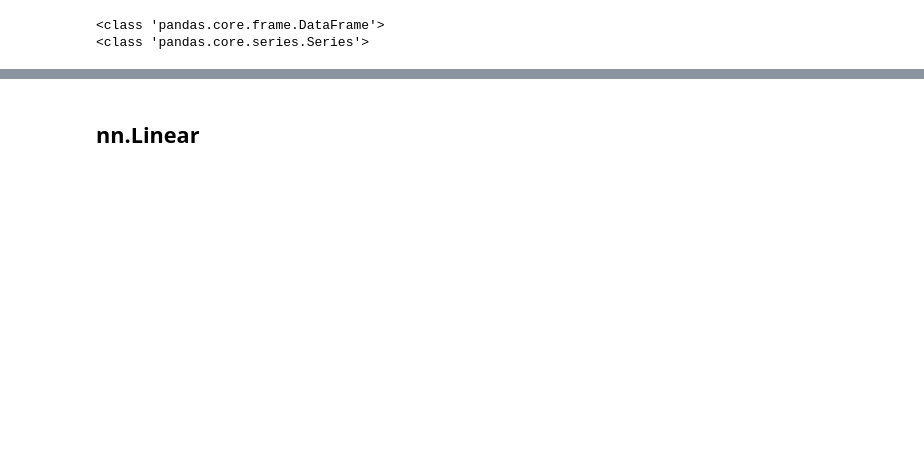
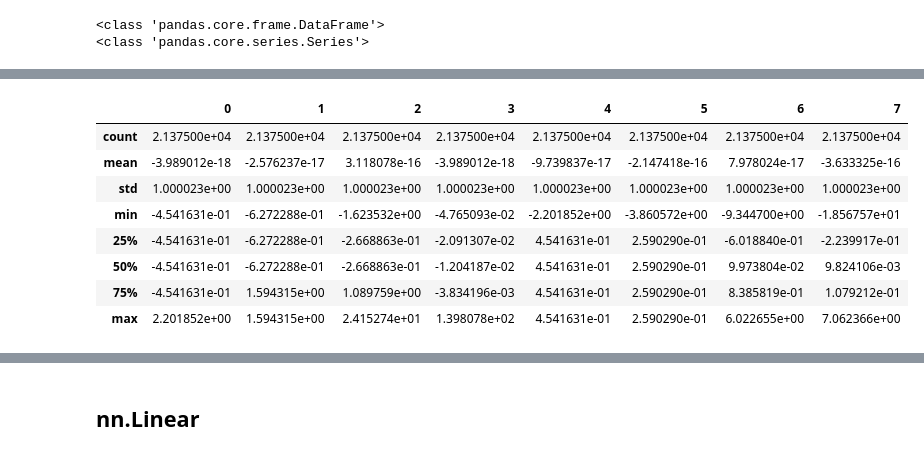
Before and after one commit to FelixArokia/pytorch-tutorials-fcc, a Jupyter notebook: 02_linear_regression.ipynb, the cells around one changed output, grey strips where cells are left out. Saved outputs shown, nothing was run; the diff lists cells and outputs as text; code cells hidden in the pictures; blank space fills up the shorter version.

```diff
--- a/02_linear_regression.ipynb
+++ b/02_linear_regression.ipynb
@@ -480,5 +529,5 @@ normalize X
 from sklearn import preprocessing
 
 x = X.values #returns a numpy array
-min_max_scaler = preprocessing.MinMaxScaler()
-X_scaled = min_max_scaler.fit_transform(x)
+standard_scaler = preprocessing.StandardScaler()
+X_scaled = standard_scaler.fit_transform(x)
@@ -497,0 +547,12 @@ print(type(y))
+# %%
+pd.DataFrame(X_scaled).describe()
+# %% [output]
+|  | 0 | 1 | 2 | 3 | 4 | 5 | 6 | 7 |
+| count | 2.137500e+04 | 2.137500e+04 | 2.137500e+04 | 2.137500e+04 | 2.137500e+04 | 2.137500e+04 | 2.137500e+04 | 2.137500e+04 |
+| mean | -3.989012e-18 | -2.576237e-17 | 3.118078e-16 | -3.989012e-18 | -9.739837e-17 | -2.147418e-16 | 7.978024e-17 | -3.633325e-16 |
+| std | 1.000023e+00 | 1.000023e+00 | 1.000023e+00 | 1.000023e+00 | 1.000023e+00 | 1.000023e+00 | 1.000023e+00 | 1.000023e+00 |
+| min | -4.541631e-01 | -6.272288e-01 | -1.623532e+00 | -4.765093e-02 | -2.201852e+00 | -3.860572e+00 | -9.344700e+00 | -1.856757e+01 |
+| 25% | -4.541631e-01 | -6.272288e-01 | -2.668863e-01 | -2.091307e-02 | 4.541631e-01 | 2.590290e-01 | -6.018840e-01 | -2.239917e-01 |
+| 50% | -4.541631e-01 | -6.272288e-01 | -2.668863e-01 | -1.204187e-02 | 4.541631e-01 | 2.590290e-01 | 9.973804e-02 | 9.824106e-03 |
+| 75% | -4.541631e-01 | 1.594315e+00 | 1.089759e+00 | -3.834196e-03 | 4.541631e-01 | 2.590290e-01 | 8.385819e-01 | 1.079212e-01 |
+| max | 2.201852e+00 | 1.594315e+00 | 2.415274e+01 | 1.398078e+02 | 4.541631e-01 | 2.590290e-01 | 6.022655e+00 | 7.062366e+00 |
```
Also changed, not shown: parts of 52 cells of this notebook, 1 other file.
